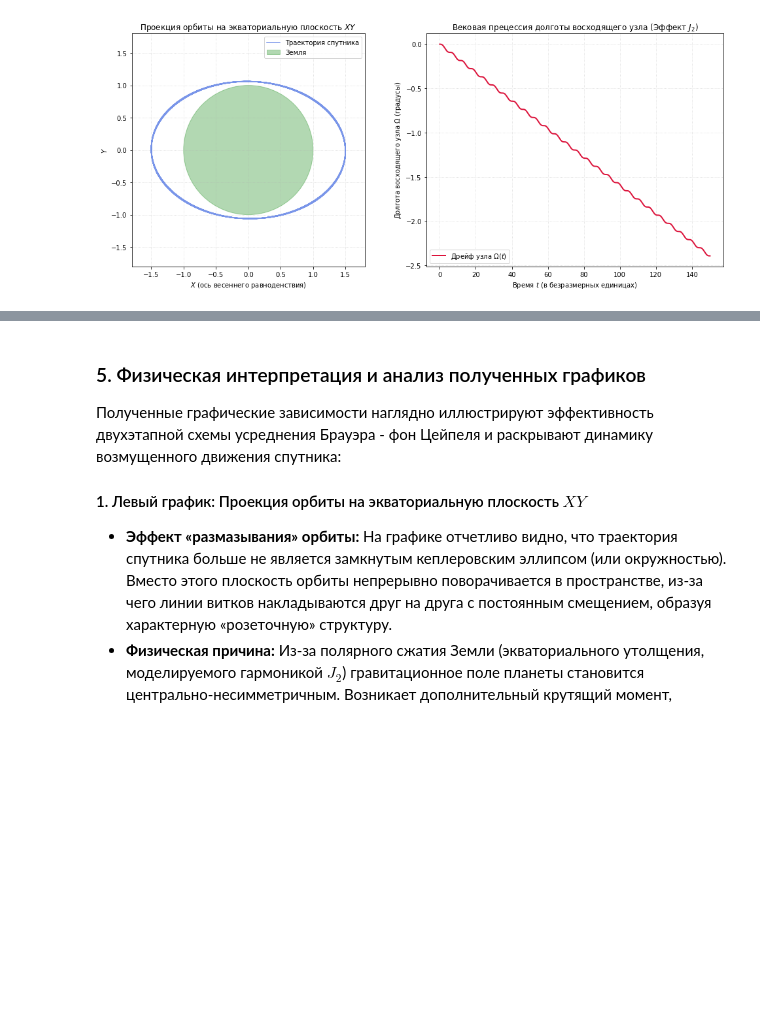
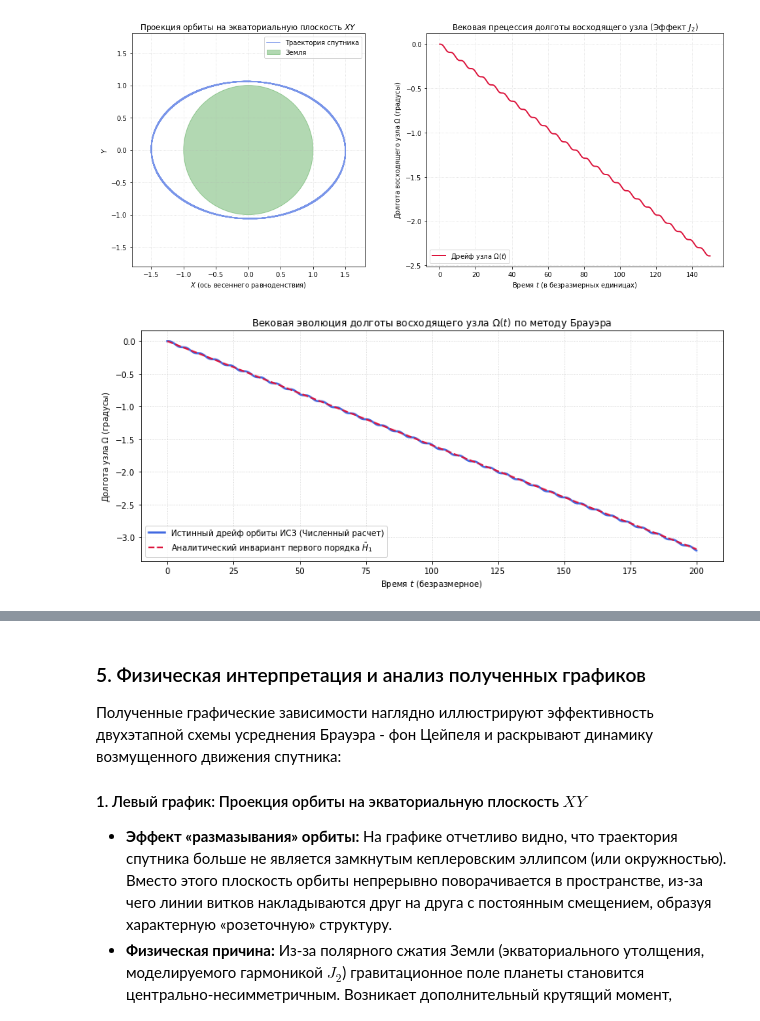
Before and after one commit to DPritykin/nonlinear-dynamics, a Jupyter notebook: Spring Term/3 Метод фон Цейпеля.ipynb, the cells around one changed output, grey strips where cells are left out. Drawn from its saved outputs; the diff is of its cells as text; code cells hidden in the pictures; blank space fills up the shorter version.

```diff
--- a/Spring Term/3 Метод фон Цейпеля.ipynb
+++ b/Spring Term/3 Метод фон Цейпеля.ipynb
@@ -548,3 +576,85 @@ plt.show()
 Теоретический вековой тренд Брауэра:  -2.387°
 Точность аналитического выделения:   100.12%
 [figure]
+# %%
+import matplotlib.pyplot as plt
+import numpy as np
+from scipy.integrate import solve_ivp
+
+# 1. Физические константы (в безразмерной нормировке: R_земли = 1, GM = 1)
+GM = 1.0
+J2 = 1.0826e-3  # Реальный коэффициент полярного сжатия Земли
+R_earth = 1.0
+
+# Точные уравнения движения спутника (градиент центрального поля + возмущение J2)
+def satellite_j2_dynamics(t, state):
+    x, y, z, vx, vy, vz = state
+    r2 = x**2 + y**2 + z**2
+    r = np.sqrt(r2)
+    r5 = r2 * r2 * r
+
+    # Ньютоновское притяжение O(1)
+    ax_g, ay_g, az_g = -GM*x/r5*r2, -GM*y/r5*r2, -GM*z/r5*r2
+
+    # Возмущающее ускорение J2 O(eps)
+    j2_fac = 1.5 * J2 * GM * (R_earth**2) / r5
+    ax_j2 = j2_fac * x * (5.0 * (z / r) ** 2 - 1.0)
+    ay_j2 = j2_fac * y * (5.0 * (z / r) ** 2 - 1.0)
+    az_j2 = j2_fac * z * (5.0 * (z / r) ** 2 - 3.0)
+
+    return [vx, vy, vz, ax_g + ax_j2, ay_g + ay_j2, az_g + az_j2]
+
+# 2. Начальные условия (Круговая наклонная орбита спутника, r = 1.5)
+r_init = 1.5
+v_circ = np.sqrt(GM / r_init)
+inc = np.radians(45.0)  # Наклонение i = 45 градусов
+
+x0, y0, z0 = r_init, 0.0, 0.0
+vx0, vy0, vz0 = 0.0, v_circ * np.cos(inc), v_circ * np.sin(inc)
+
+# Длительное интегрирование (около 25 витков)
+t_span = (0.0, 200.0)
+t_eval = np.linspace(0.0, 200.0, 2000)
+
+sol = solve_ivp(
+    satellite_j2_dynamics, t_span, [x0, y0, z0, vx0, vy0, vz0],
+    method='DOP853', t_eval=t_eval, rtol=1e-10, atol=1e-12
+)
+
+x, y, z = sol.y[0], sol.y[1], sol.y[2]
+vx, vy, vz = sol.y[3], sol.y[4], sol.y[5]
+
+# 3. Пересчет декартовой траектории в элементы орбиты (долготу узла Omega)
+hx = y * vz - z * vy
+hy = z * vx - x * vz
+hz = x * vy - y * vx
+omega_orbit = np.degrees(np.arctan2(hx, -hy))
+omega_continuous = np.degrees(np.unwrap(np.radians(omega_orbit)))
+
+# 4. Расчет аналитического инварианта метода усреднения
+p_param = r_init
+n_mean = np.sqrt(GM / r_init**3)
+dOmega_dt_theory = -1.5 * J2 * (R_earth / p_param) ** 2 * n_mean * np.cos(inc)
+omega_theoretical = omega_continuous[0] + np.degrees(dOmega_dt_theory * sol.t)
+
+# 5. Визуализация долгопериодической эволюции орбиты Ли / Фон Цейпеля
+plt.figure(figsize=(11, 5))
+plt.plot(sol.t, omega_continuous, color="royalblue", linewidth=2.5, label="Истинный дрейф орбиты ИСЗ (Численный расчет)")
+
+# ИСПРАВЛЕНО (Ошибка 3): префикс 'r' для безопасного рендеринга \Omega в LaTeX
+plt.plot(sol.t, omega_theoretical, color="crimson", linestyle="--", linewidth=2.0,
+         label=r"Аналитический инвариант первого порядка $\bar{H}_1$")
+
+plt.title(r"Вековая эволюция долготы восходящего узла $\Omega(t)$ по методу Брауэра")
+plt.xlabel("Время $t$ (безразмерное)")
+plt.ylabel(r"Долгота узла $\Omega$ (градусы)")
+plt.grid(True, linestyle=":", alpha=0.6)
+plt.legend(loc="lower left")
+plt.tight_layout()
+plt.show()
+
+print(f"=== РЕЗУЛЬТАТЫ УСРЕДНЕНИЯ ===")
+print(f"Истинный дрейф за симуляцию:   {omega_continuous[-1] - omega_continuous[0]:.4f}°")
+print(f"Теоретический инвариант:       {omega_theoretical[-1] - omega_theoretical[0]:.4f}°")
+# %% [output]
+[figure, added]
```
Also changed, not shown: parts of 7 cells of this notebook, 3 other files.
